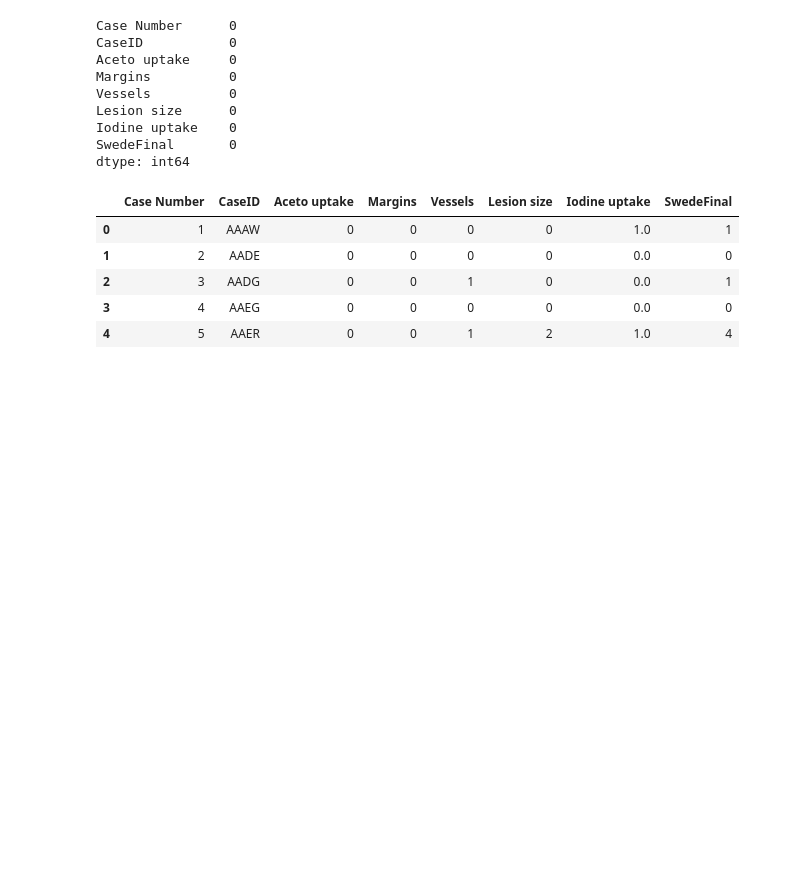
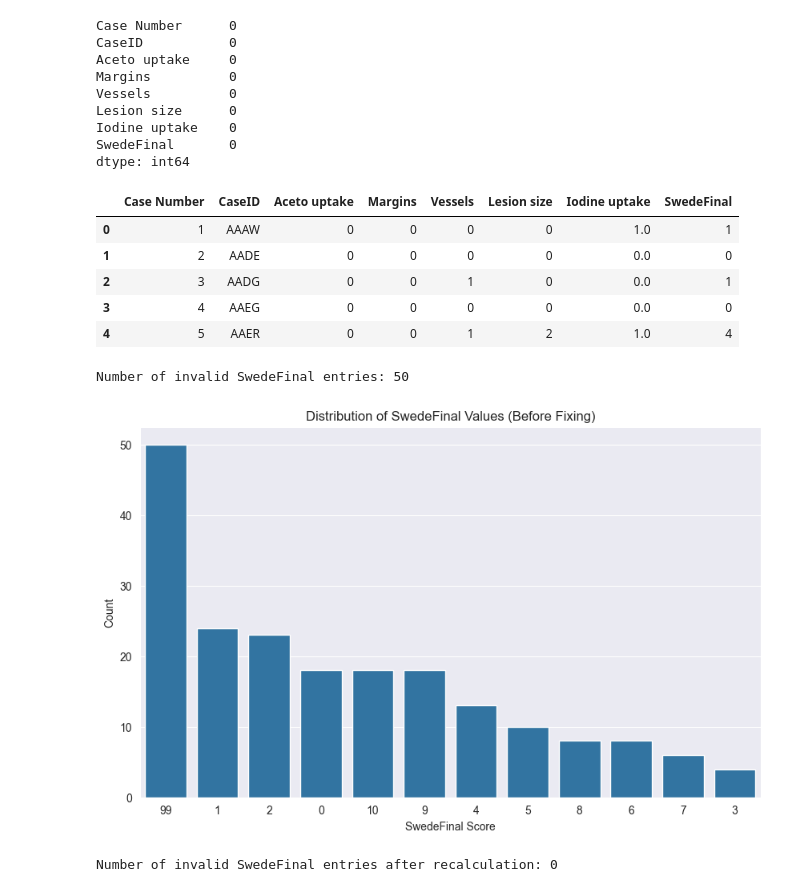
Before and after one commit to KindOf/itsu-magister, a Jupyter notebook: preprocess_meta.ipynb, the cells around one changed output. Drawn from its saved outputs; the diff is of its cells as text; code cells hidden in the pictures; blank space fills up the shorter version.

Commit message:
fix: fix SwedeFinal outliers

```diff
--- a/preprocess_meta.ipynb
+++ b/preprocess_meta.ipynb
@@ -109,3 +113,20 @@ selected_metadata.head()
 | 2 | 3 | AADG | 0 | 0 | 1 | 0 | 0.0 | 1 |
 | 3 | 4 | AAEG | 0 | 0 | 0 | 0 | 0.0 | 0 |
 | 4 | 5 | AAER | 0 | 0 | 1 | 2 | 1.0 | 4 |
+# %%
+# Identify invalid SwedeFinal values
+invalid_indices = selected_metadata[(selected_metadata['SwedeFinal'] < 0) | (selected_metadata['SwedeFinal'] > 10)].index
+print(f"Number of invalid SwedeFinal entries: {len(invalid_indices)}")
+# %% [output]
+Number of invalid SwedeFinal entries: 50
+# %%
+class_counts = metadata['SwedeFinal'].value_counts()
+# Plot histogram
+plt.figure(figsize=(10, 6))
+sns.countplot(data=selected_metadata, x='SwedeFinal', order=class_counts.index)
+plt.title('Distribution of SwedeFinal Values (Before Fixing)')
+plt.xlabel('SwedeFinal Score')
+plt.ylabel('Count')
+plt.show()
+# %% [output]
+[figure, added]
@@ -111,0 +139,5 @@ selected_metadata.head()
+# %%
+invalid_indices_after = selected_metadata[(selected_metadata['SwedeFinal'] < 0) | (selected_metadata['SwedeFinal'] > 10)].index
+print(f"Number of invalid SwedeFinal entries after recalculation: {len(invalid_indices_after)}")
+# %% [output]
+Number of invalid SwedeFinal entries after recalculation: 0
```
Also changed, not shown: parts of 7 cells of this notebook.
